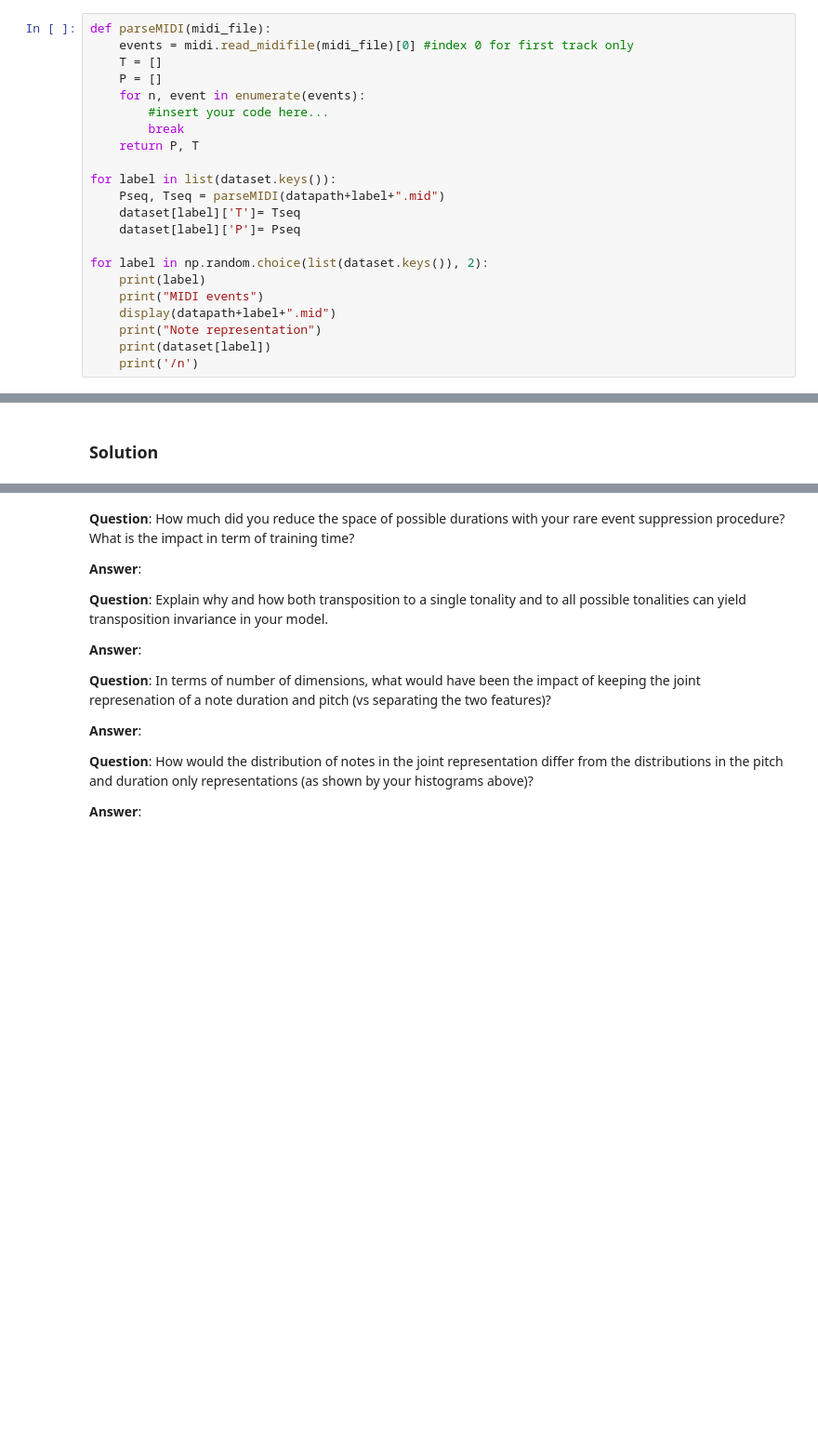
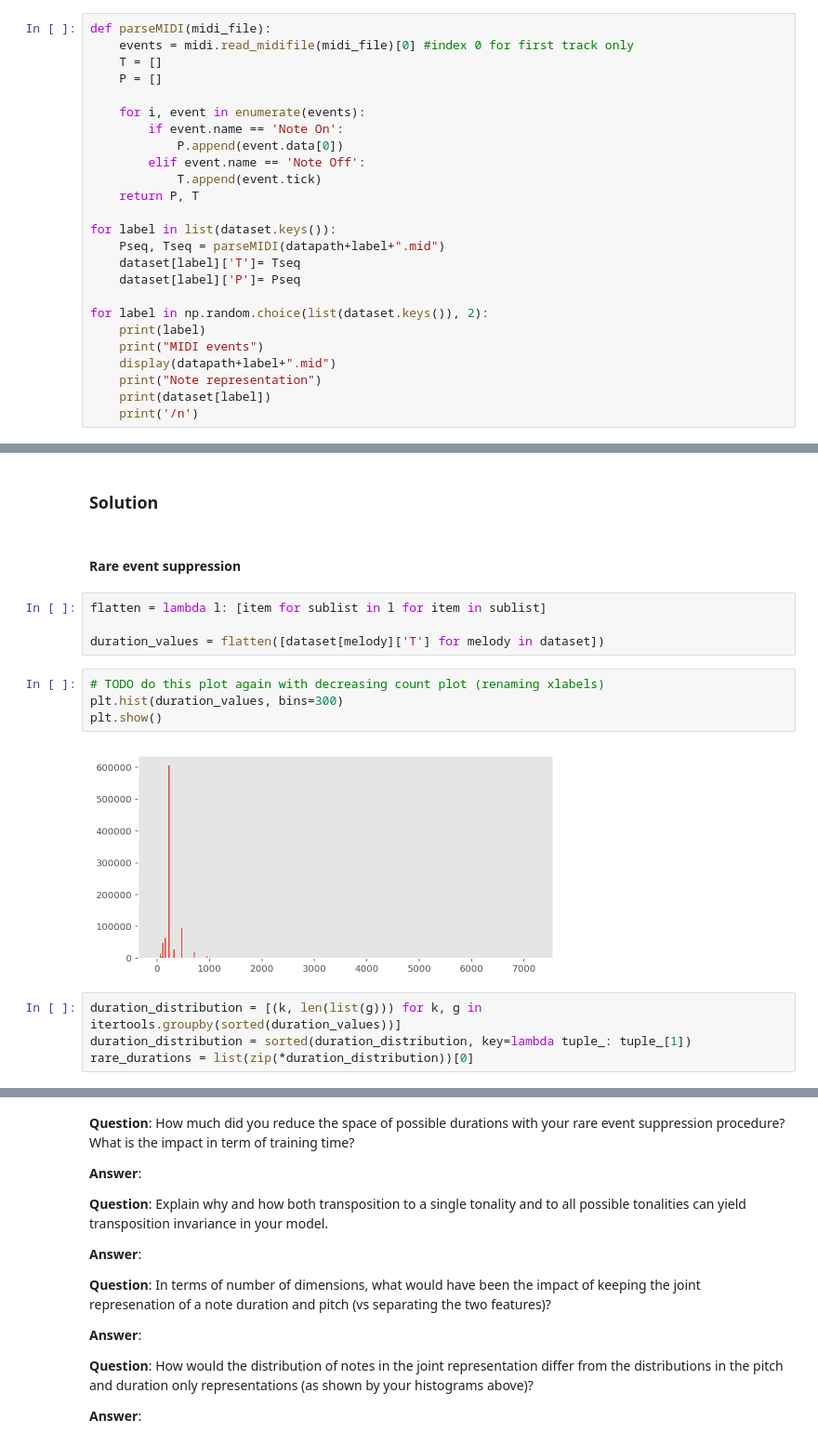
Before and after one commit to Amaumaury/ArtificialNeuralNetworks, a Jupyter notebook: Project_2/miniproject2.ipynb, the cells around one changed output, grey strips where cells are left out. Shown at 93% size. Saved outputs shown, nothing was run; the diff lists cells and outputs as text; blank space fills up the shorter version.

```diff
--- a/Project_2/miniproject2.ipynb
+++ b/Project_2/miniproject2.ipynb
@@ -235,9 +252,12 @@ def parseMIDI(midi_file):
     events = midi.read_midifile(midi_file)[0] #index 0 for first track only
     T = []
     P = []
-    for n, event in enumerate(events):
-        #insert your code here...
-        break
+
+    for i, event in enumerate(events):
+        if event.name == 'Note On':
+            P.append(event.data[0])
+        elif event.name == 'Note Off':
+            T.append(event.tick)
     return P, T
 
 for label in list(dataset.keys()):
@@ -285,3 +368,19 @@ To further improve your model, you might want to reconsider your original data.
 Finally, you shoud recompute the tokenization step for your brand new filtered and normalized dataset.
 # %% [markdown]
 ### Solution
+# %% [markdown]
+#### Rare event suppression
+# %%
+flatten = lambda l: [item for sublist in l for item in sublist]
+
+duration_values = flatten([dataset[melody]['T'] for melody in dataset])
+# %%
+# TODO do this plot again with decreasing count plot (renaming xlabels)
+plt.hist(duration_values, bins=300)
+plt.show()
+# %% [output]
+[figure, added]
+# %%
+duration_distribution = [(k, len(list(g))) for k, g in itertools.groupby(sorted(duration_values))]
+duration_distribution = sorted(duration_distribution, key=lambda tuple_: tuple_[1])
+rare_durations = list(zip(*duration_distribution))[0]
```
Also changed, not shown: parts of 15 cells of this notebook.
